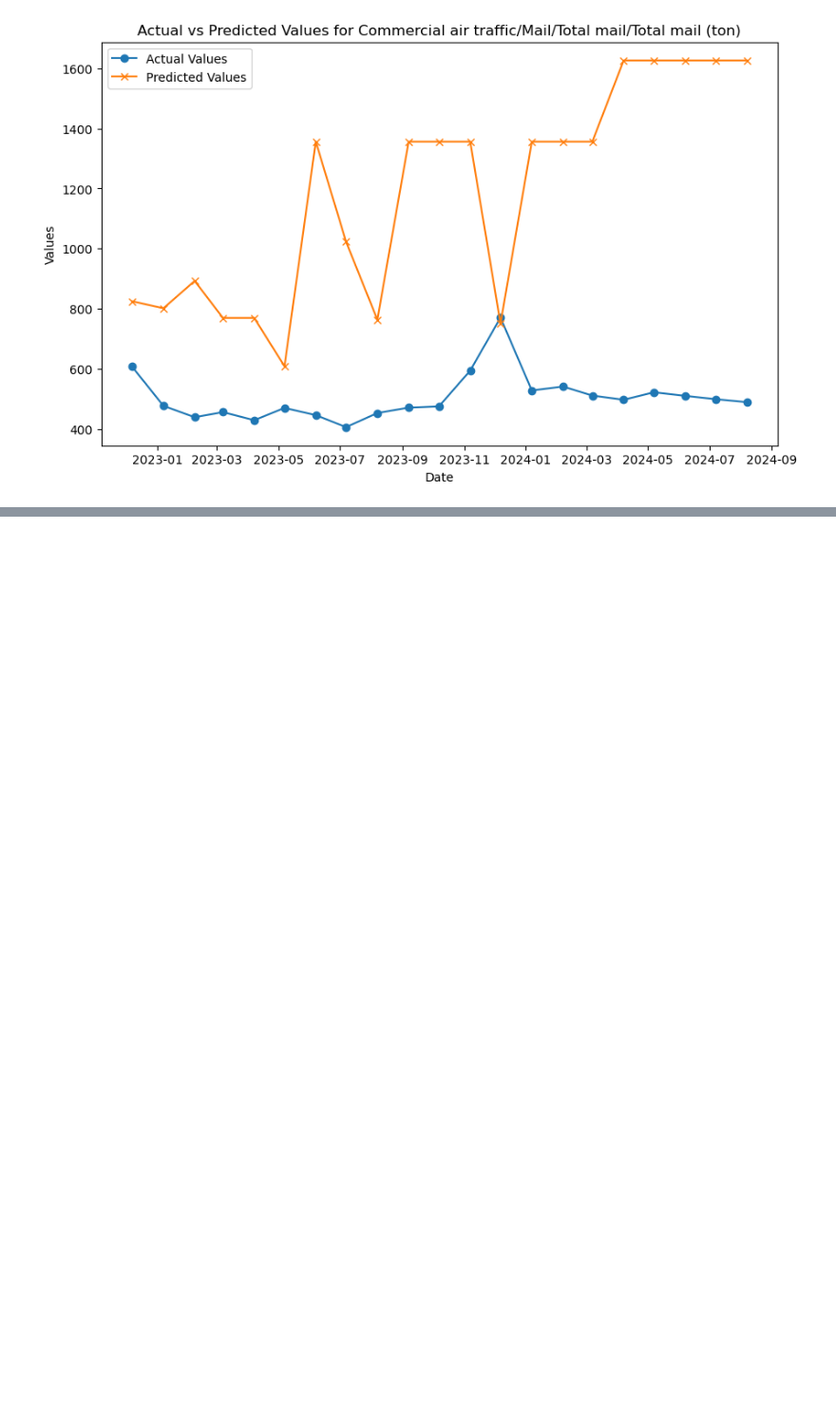
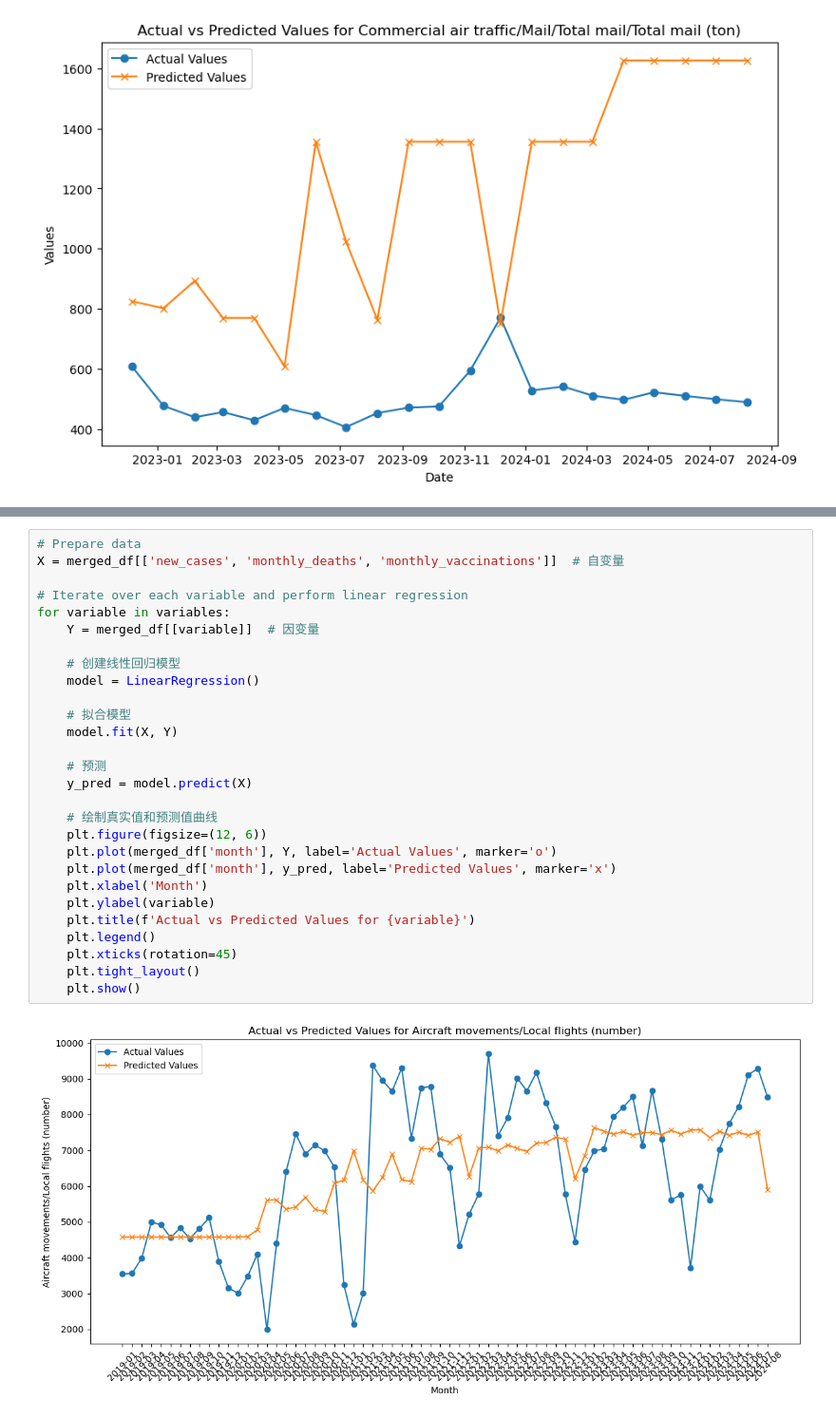
Before and after one commit to mengzi667/TIL6022-group-project, a Jupyter notebook: project/code and data/data_covid_world.ipynb, the cells around one changed output, grey strips where cells are left out. Shown at 95% size. Cells and saved outputs as stored; diff of their text form; blank space fills up the shorter version.

```diff
--- a/project/code and data/data_covid_world.ipynb
+++ b/project/code and data/data_covid_world.ipynb
@@ -812,0 +1161,30 @@ R^2 for Commercial air traffic/Mail/Total mail/Total mail (ton): -99.05283512187
+# %%
+# Prepare data
+X = merged_df[['new_cases', 'monthly_deaths', 'monthly_vaccinations']]  # 自变量
+
+# Iterate over each variable and perform linear regression
+for variable in variables:
+    Y = merged_df[[variable]]  # 因变量
+
+    # 创建线性回归模型
+    model = LinearRegression()
+
+    # 拟合模型
+    model.fit(X, Y)
+
+    # 预测
+    y_pred = model.predict(X)
+
+    # 绘制真实值和预测值曲线
+    plt.figure(figsize=(12, 6))
+    plt.plot(merged_df['month'], Y, label='Actual Values', marker='o')
+    plt.plot(merged_df['month'], y_pred, label='Predicted Values', marker='x')
+    plt.xlabel('Month')
+    plt.ylabel(variable)
+    plt.title(f'Actual vs Predicted Values for {variable}')
+    plt.legend()
+    plt.xticks(rotation=45)
+    plt.tight_layout()
+    plt.show()
+# %% [output]
+[figure, added]
```
Also changed, not shown: parts of 10 cells of this notebook, 2 other files.
